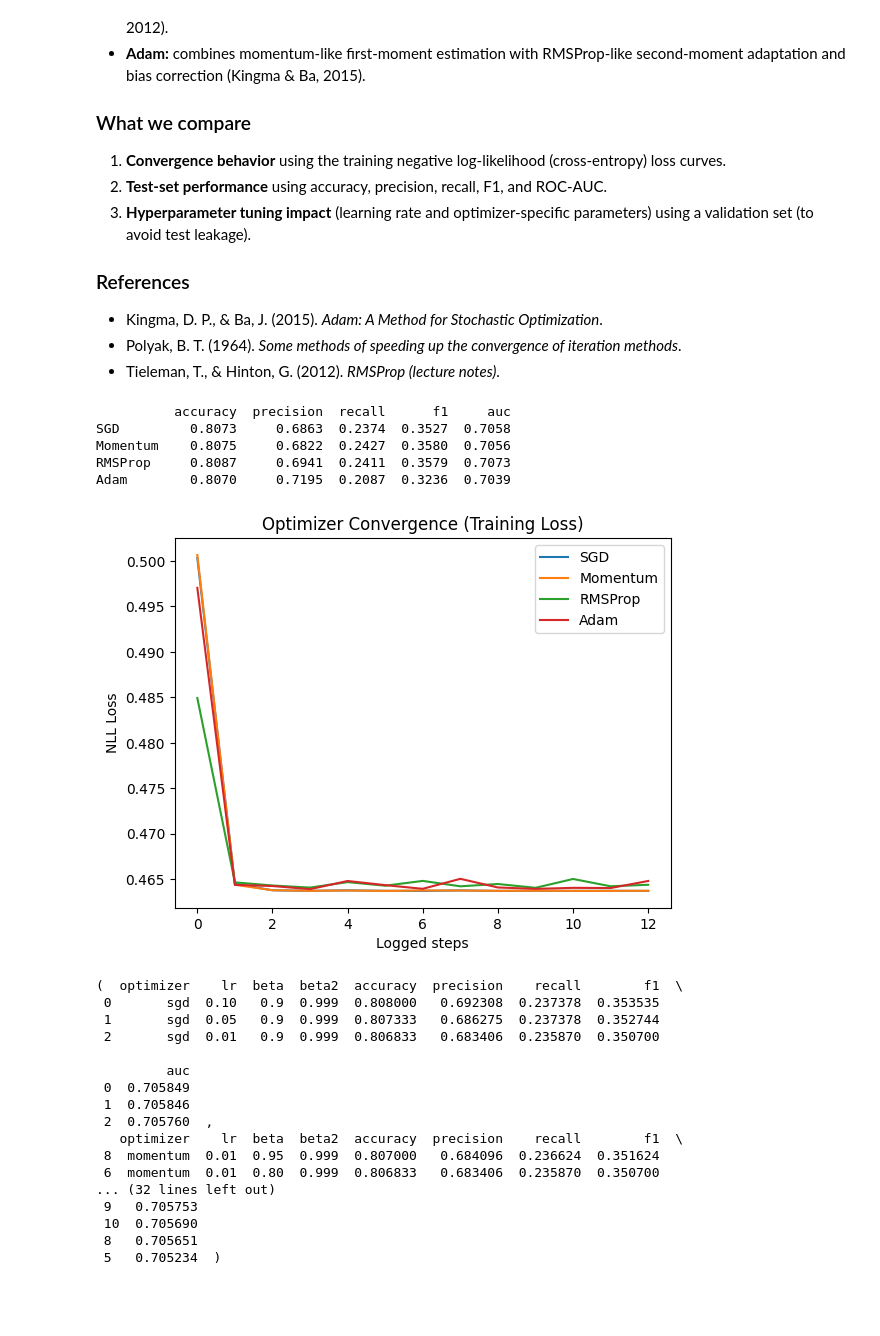
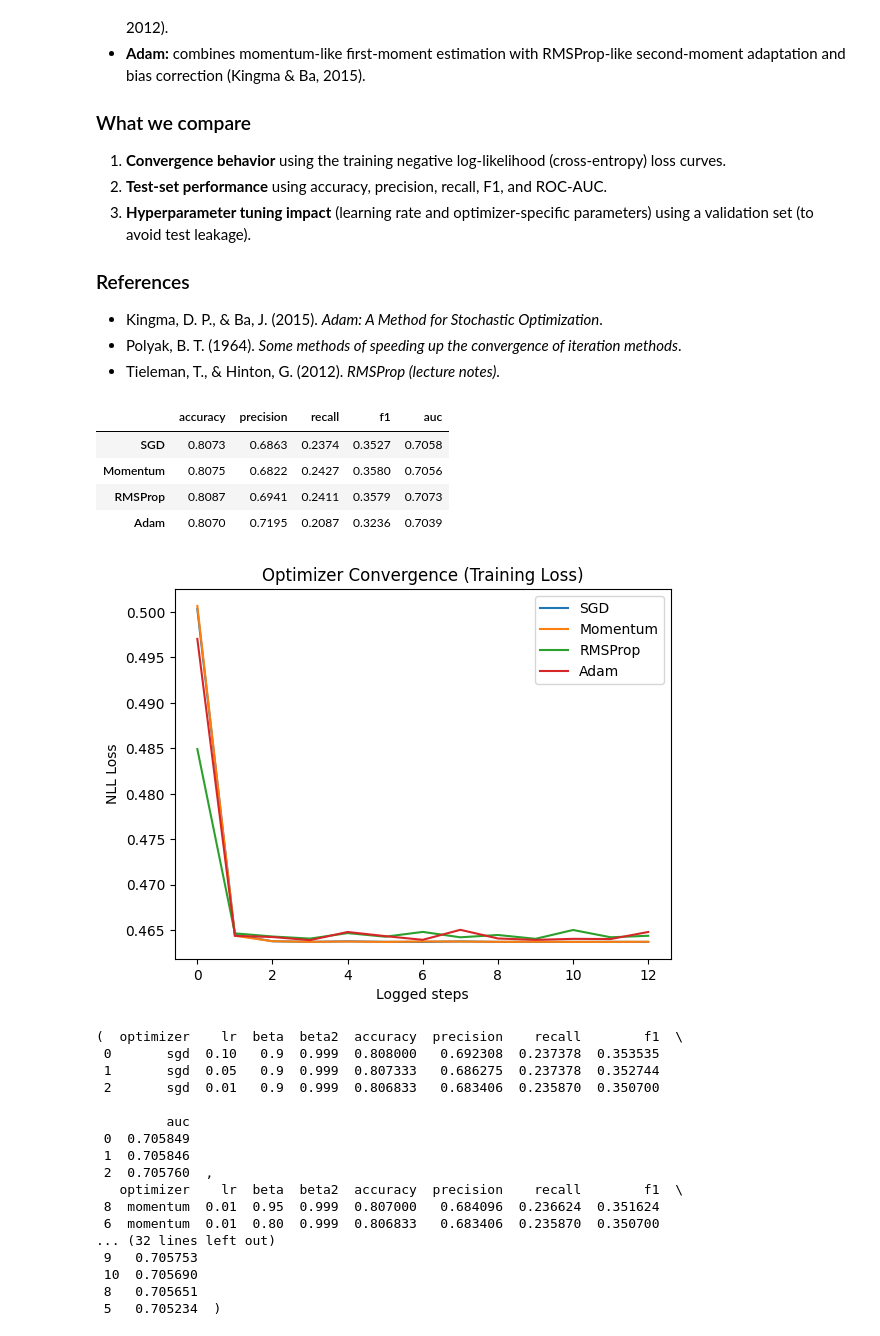
Before and after one commit to ZainMI/PAIML, a Jupyter notebook: homeworks/hw1/hw1.ipynb, the cells around one changed output. Drawn from its saved outputs; the diff is of its cells as text; code cells hidden in the pictures; blank space fills up the shorter version.

```diff
--- a/homeworks/hw1/hw1.ipynb
+++ b/homeworks/hw1/hw1.ipynb
@@ -681,51 +665,52 @@ def evaluate_metrics(model, X_te, y_te):
         "precision": precision_score(y_te, preds, zero_division=0),
         "recall": recall_score(y_te, preds, zero_division=0),
         "f1": f1_score(y_te, preds, zero_division=0),
         "auc": roc_auc_score(y_te, probs),
     }
 
 def train_one(optimizer, lr, method="minibatch", batch_size=256, n_iters=60, beta=0.9, beta2=0.999):
     model = LogisticRegressionOpt(
         lr=lr,
         n_iters=n_iters,
         method=method,
         batch_size=batch_size,
         optimizer=optimizer,
         beta=beta,
         beta2=beta2,
         reg_lambda=0.0
     )
     model.fit(X_train_s, y_train, log_every=5)
     return model
 
 models = {
     "SGD": train_one("sgd", lr=0.05),
     "Momentum": train_one("momentum", lr=0.05, beta=0.9),
     "RMSProp": train_one("rmsprop", lr=0.01, beta=0.9),
     "Adam": train_one("adam", lr=0.01, beta=0.9, beta2=0.999),
 }
 
 results = pd.DataFrame({name: evaluate_metrics(m, X_test_s, y_test) for name, m in models.items()}).T
 results = results[["accuracy", "precision", "recall", "f1", "auc"]].round(4)
-print(results)
-
-
-plt.figure()
-for name, m in models.items():
-    plt.plot(m.loss_history, label=name)
-
-plt.title("Optimizer Convergence (Training Loss)")
-plt.xlabel("Logged steps")
-plt.ylabel("NLL Loss")
-plt.legend()
-plt.show()
+results
 # %% [output]
-          accuracy  precision  recall      f1     auc
-SGD         0.8073     0.6863  0.2374  0.3527  0.7058
-Momentum    0.8075     0.6822  0.2427  0.3580  0.7056
-RMSProp     0.8087     0.6941  0.2411  0.3579  0.7073
-Adam        0.8070     0.7195  0.2087  0.3236  0.7039
-[figure, removed]
+|  | accuracy | precision | recall | f1 | auc |
+| SGD | 0.8073 | 0.6863 | 0.2374 | 0.3527 | 0.7058 |
+| Momentum | 0.8075 | 0.6822 | 0.2427 | 0.3580 | 0.7056 |
+| RMSProp | 0.8087 | 0.6941 | 0.2411 | 0.3579 | 0.7073 |
+| Adam | 0.8070 | 0.7195 | 0.2087 | 0.3236 | 0.7039 |
+# %%
+
+plt.figure()
+for name, m in models.items():
+    plt.plot(m.loss_history, label=name)
+
+plt.title("Optimizer Convergence (Training Loss)")
+plt.xlabel("Logged steps")
+plt.ylabel("NLL Loss")
+plt.legend()
+plt.show()
+# %% [output]
+[figure, added]
 # %%
 def grid_search(optimizer, lr_list, beta_list=None, beta2_list=None, n_iters=60):
     rows = []
```
Also changed, not shown: parts of 15 cells of this notebook.
